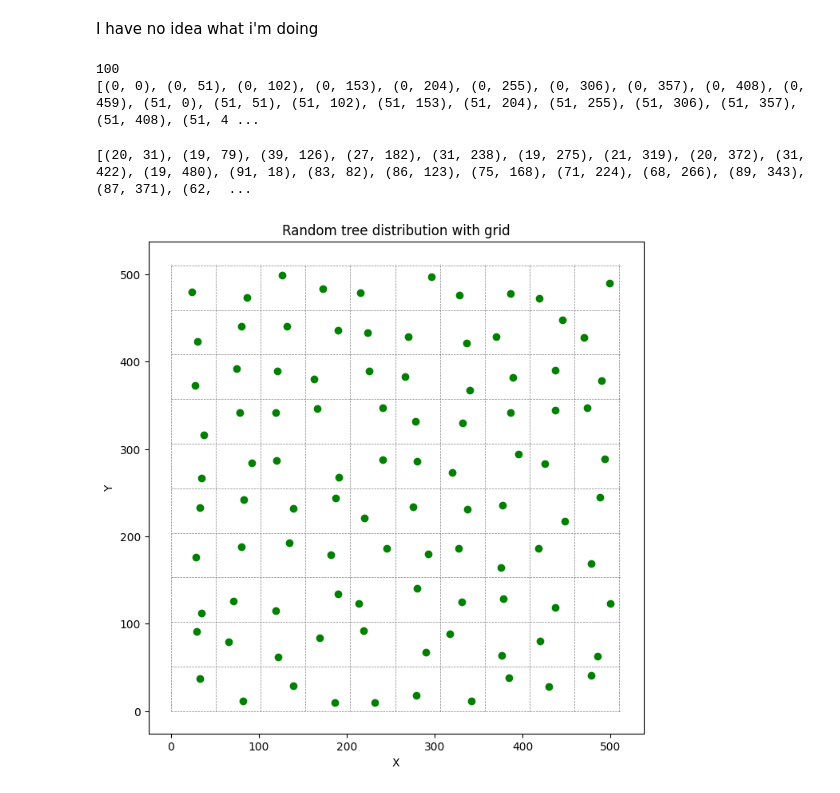
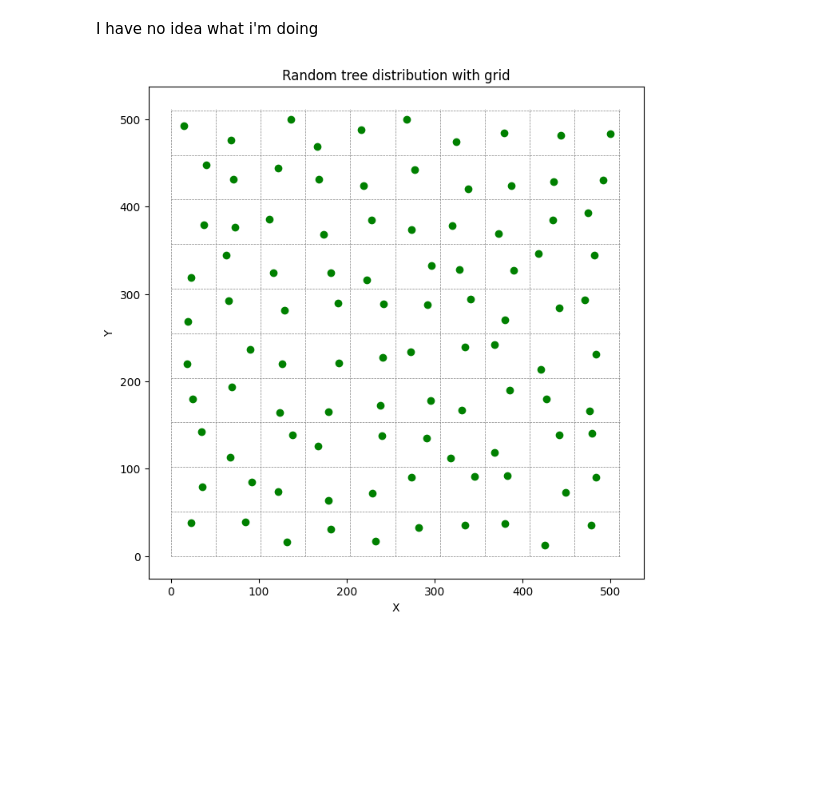
Before and after one commit to GrafCzterech/forest_gen, a Jupyter notebook: assetgen.ipynb, the cells around one changed output. Saved outputs shown, nothing was run; the diff lists cells and outputs as text; code cells hidden in the pictures; blank space fills up the shorter version.

Commit message:
added asset_pos to module

```diff
--- a/assetgen.ipynb
+++ b/assetgen.ipynb
@@ -8,38 +10,3 @@ import matplotlib.pyplot as plt
-# %%
-# Generate grid of 100 squares each beeing 10% of size given to the function
-# (if size is not divisible by 10, function leaves out the difference (int amiright?))
-
-def gen_grid(size):
-    grid = []
-    step = int(size/10)
-    for i in range(0, size, step):
-        for j in range(0, size, step):
-            if i + step < size and j + step < size:
-                grid.append((i, j))
-    return grid
-print(len(gen_grid(512)))
-print(gen_grid(512))
-# %% [output]
-100
-[(0, 0), (0, 51), (0, 102), (0, 153), (0, 204), (0, 255), (0, 306), (0, 357), (0, 408), (0, 459), (51, 0), (51, 51), (51, 102), (51, 153), (51, 204), (51, 255), (51, 306), (51, 357), (51, 408), (51, 4 ...
-# %%
-# Generate coordinates for assets in a grid leaving 20% space between edges of the grid
-
-def gen_coords(grid, size):
-    coords = []
-    step = int(size/10)
-    for item in grid:
-        xmin = item[0] + int(step/5)
-        xmax = item[0] + step - int(step/5)
-        ymin = item[1] + int(step/5)
-        ymax = item[1] + step - int(step/5)
-        x = random.randint(xmin, xmax)
-        y = random.randint(ymin, ymax)
-        coords.append((x, y))
-    return coords
-print(gen_coords(gen_grid(512), 512))
-# %% [output]
-[(20, 31), (19, 79), (39, 126), (27, 182), (31, 238), (19, 275), (21, 319), (20, 372), (31, 422), (19, 480), (91, 18), (83, 82), (86, 123), (75, 168), (71, 224), (68, 266), (89, 343), (87, 371), (62,  ...
 # %%
 # Generate plot for generated coordinates with a grid
 
@@ -63,8 +30,7 @@ def plot_coords(coords, size):
     plt.show()
 # %%
 size = 512
-grid = gen_grid(size)
-coords = gen_coords(grid, size)
+coords = gen_coords(size)
 plot_coords(coords, size)
 # %% [output]
-[figure, old version]
+[figure, new version]
```
Also changed, not shown: parts of 1 cell of this notebook, 1 other file.
